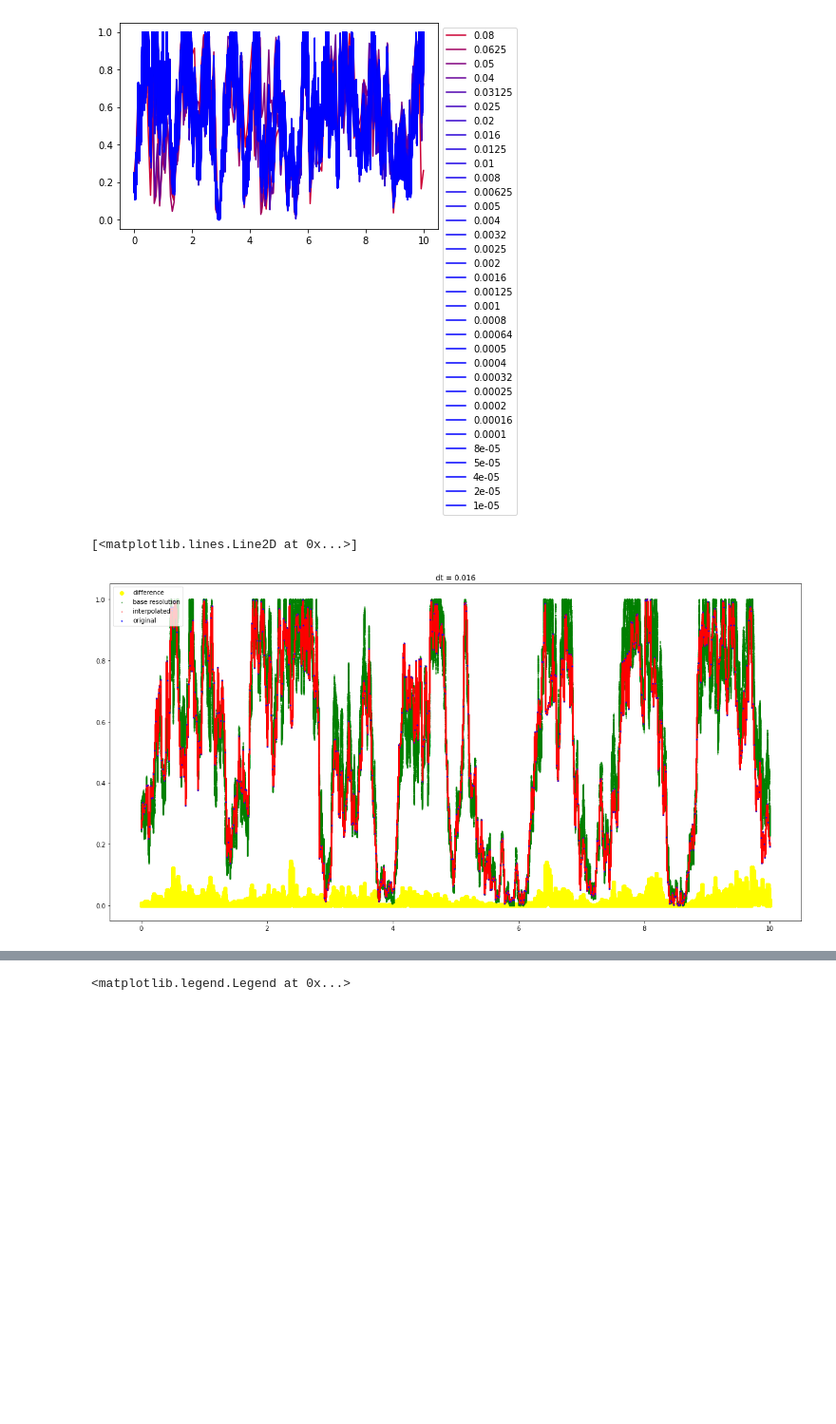
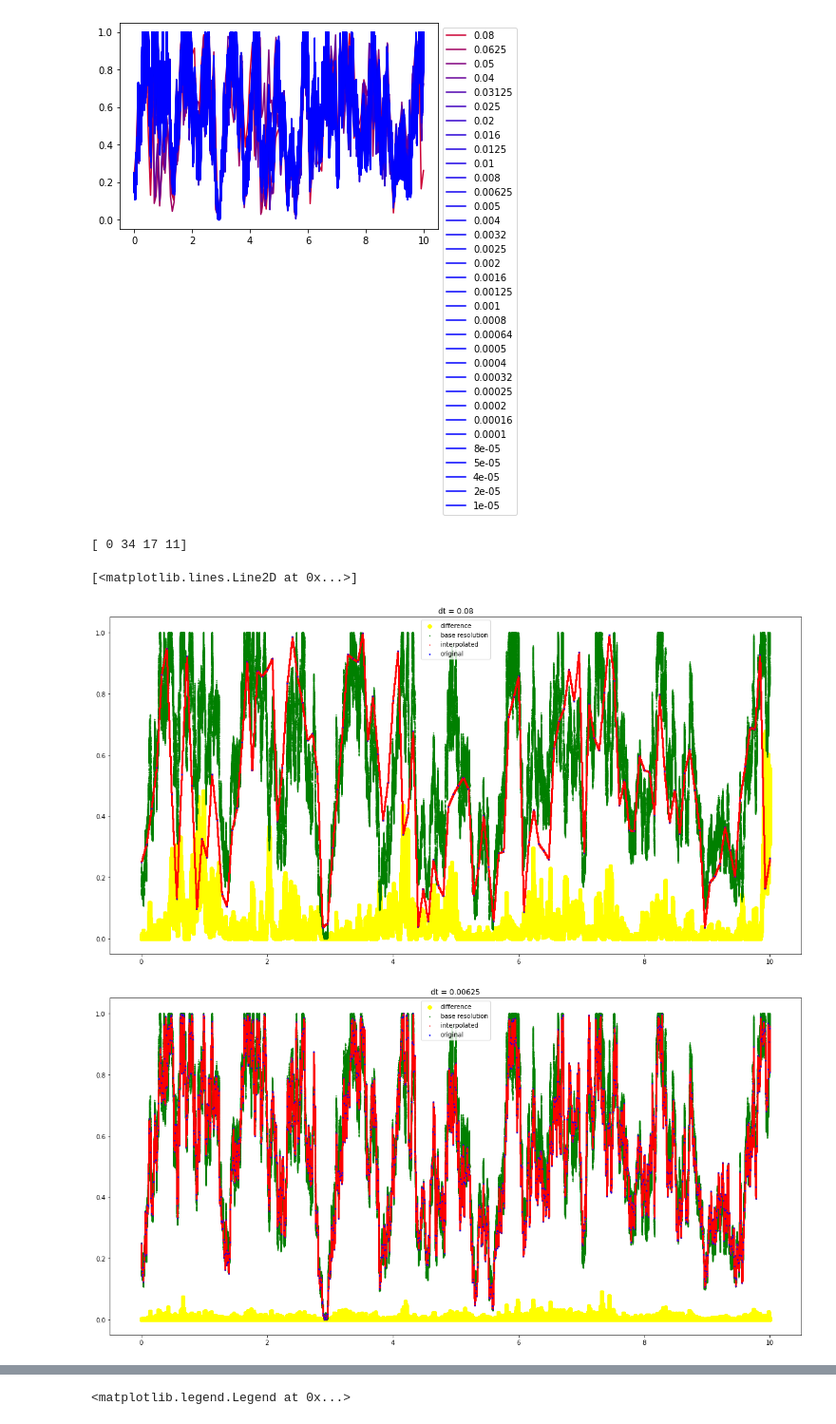
Before and after one commit to SClerckx/VTISF, a Jupyter notebook: weakConvergence.ipynb, the cells around one changed output, grey strips where cells are left out. Shown at 95% size. Saved outputs shown, nothing was run; the diff lists cells and outputs as text; code cells hidden in the pictures; blank space fills up the shorter version.

```diff
--- a/weakConvergence.ipynb
+++ b/weakConvergence.ipynb
@@ -282,24 +282,32 @@ plt.show()
 # %%
 zeroParticle = particles[-1]  #Highest resolution track
 zeroZs = np.array(zeroParticle.zs)
 zeroTs = np.array(zeroParticle.ts)
 deltas = []
-for particle in tqdm(particles):
+
+numberOfPlots = 3+1 #excludes last plot with perfect interpolation (this will produce 3 plots)
+particleIndecesToPlot = len(particles)//np.arange(4)
+
+print(particleIndecesToPlot)
+for index, particle in tqdm(enumerate(particles)):
     zs = np.array(particle.zs)
     ts = np.array(particle.ts)
     zs_interpolated = np.interp(zeroTs, ts, zs)
     delta = np.linalg.norm(zeroZs - zs_interpolated, ord = 2)/len(ts)
     deltas.append(delta)
-    plt.figure(figsize=(20,10))
-    plt.scatter(zeroTs, (zeroZs - zs_interpolated)**2, color = "yellow", label ="difference")
-    plt.scatter(zeroTs, zeroZs, s= 0.5, color = "green", label = "base resolution")
-    plt.scatter(zeroTs, zs_interpolated, s= 0.5, color = "red", label = "interpolated")
-    plt.scatter(ts, zs, s= 2,color = "blue", label = "original")
-    plt.legend()
-    plt.title(f"dt = {particle.dt}")
+    if index in particleIndecesToPlot:
+        plt.figure(figsize=(20,10))
+        plt.scatter(zeroTs, (zeroZs - zs_interpolated)**2, color = "yellow", label ="difference")
+        plt.scatter(zeroTs, zeroZs, s= 0.5, color = "green", label = "base resolution")
+        plt.scatter(zeroTs, zs_interpolated, s= 0.5, color = "red", label = "interpolated")
+        plt.scatter(ts, zs, s= 2,color = "blue", label = "original")
+        plt.legend()
+        plt.title(f"dt = {particle.dt}")
 
 plt.figure(figsize=(20,10))
 plt.plot(resolutions, deltas, marker = "o")
 # %% [output]
-[<matplotlib.lines.Line2D at 0x...>]
+[ 0 34 17 11]
+[<matplotlib.lines.Line2D at 0x...>]
-[figure, old version]
+[figure, new version]
+[figure, added]
```
Also changed, not shown: parts of 4 cells of this notebook, 4 other files.
